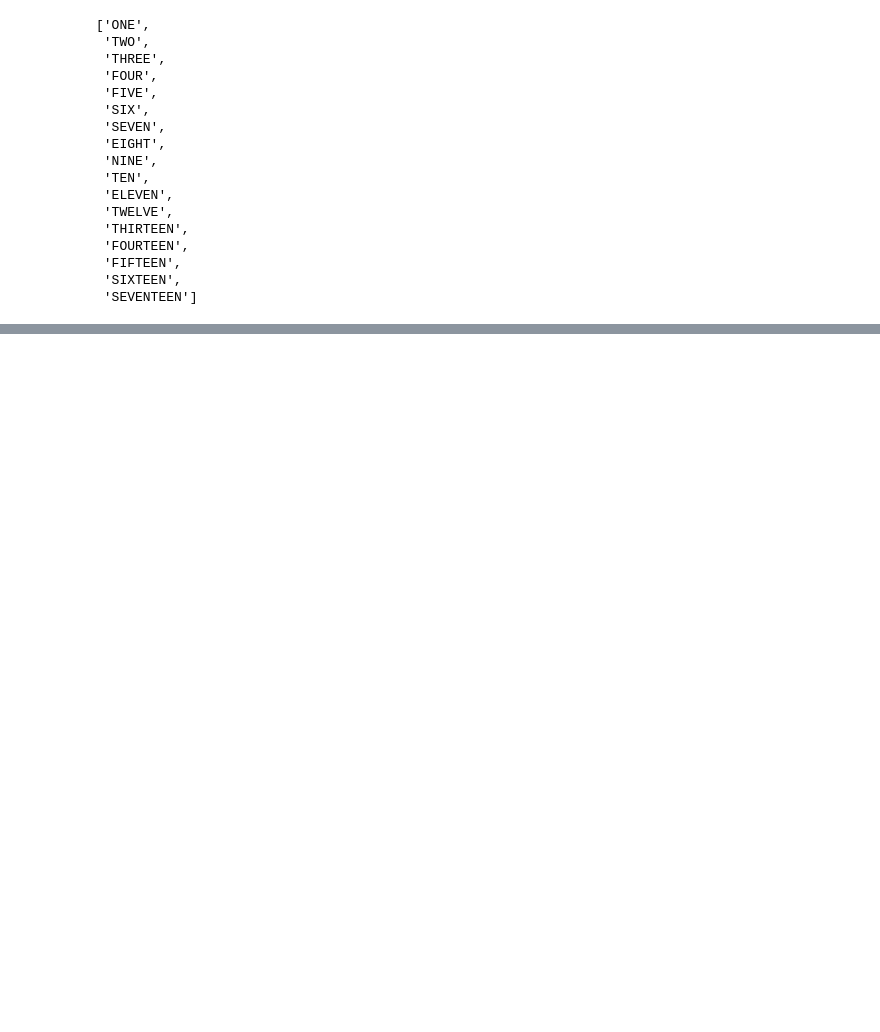
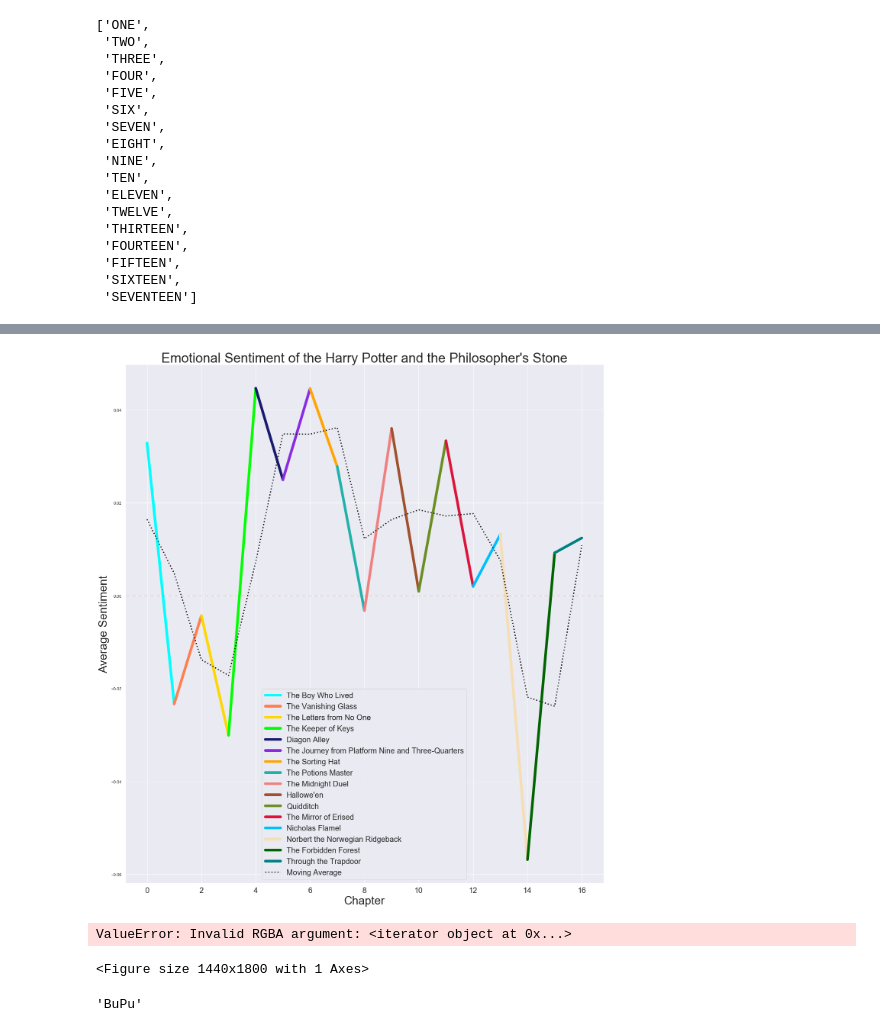
Before and after one commit to heatherjcohen/Harry-Potter-Viz, a Jupyter notebook: NLP Harry Potter.ipynb, the cells around one changed output, grey strips where cells are left out. Drawn from its saved outputs; the diff is of its cells as text; code cells hidden in the pictures; blank space fills up the shorter version.

```diff
--- a/NLP Harry Potter.ipynb
+++ b/NLP Harry Potter.ipynb
@@ -321,0 +273,43 @@ for chapter in tqdm(BookOne, postfix=book):
+# %%
+def movingaverage(interval, window_size):
+    window = np.ones(int(window_size))/float(window_size)
+    return np.convolve(interval, window, 'same')
+
+plt.figure(figsize=(20, 25))
+
+for num in list(range(len(test)-1)):
+    plt.plot( test.iloc[ [num,num+1] , [1 ]],color=test['Altcolors'][num],
+             label=chapternames[num], linewidth=7 )
+
+plt.plot(movingaverage(y, 2), color='k', linewidth=3, linestyle=':', label = 'Moving Average')
+plt.axhline(y=0, xmin=0, xmax=length, alpha=.25, color='r', linestyle='--', linewidth=3)
+plt.legend( fontsize=20)
+plt.title("Emotional Sentiment of the Harry Potter and the Philosopher's Stone", fontsize=35)
+plt.xlabel('Chapter', fontsize=30)
+plt.ylabel('Average Sentiment', fontsize=30)
+plt.xticks(fontsize=20)
+plt.show()
+# %% [output]
+[figure, added]
+# %%
+from matplotlib.pyplot import cm
+
+plt.figure(figsize=(20, 25))
+color=iter(cm.rainbow(np.linspace(0,1,n)))
+
+
+for num in list(range(len(test)-1)):
+    plt.plot( test.iloc[ [num,num+1] , [1 ]],c=color,
+             label=chapternames[num], linewidth=7 )
+
+plt.plot(movingaverage(y, 2), color='k', linewidth=3, linestyle=':', label = 'Moving Average')
+plt.axhline(y=0, xmin=0, xmax=length, alpha=.25, color='r', linestyle='--', linewidth=3)
+plt.legend( fontsize=20)
+plt.title("Emotional Sentiment of the Harry Potter and the Philosopher's Stone", fontsize=35)
+plt.xlabel('Chapter', fontsize=30)
+plt.ylabel('Average Sentiment', fontsize=30)
+plt.xticks(fontsize=20)
+plt.show()
+# %% [output]
+ValueError: Invalid RGBA argument: <iterator object at 0x...>
+<Figure size 1440x1800 with 1 Axes>
@@ -321,0 +318,4 @@ for chapter in tqdm(BookOne, postfix=book):
+# %%
+cmap
+# %% [output]
+'BuPu'
```
Also changed, not shown: parts of 22 cells of this notebook, 1 other file.
